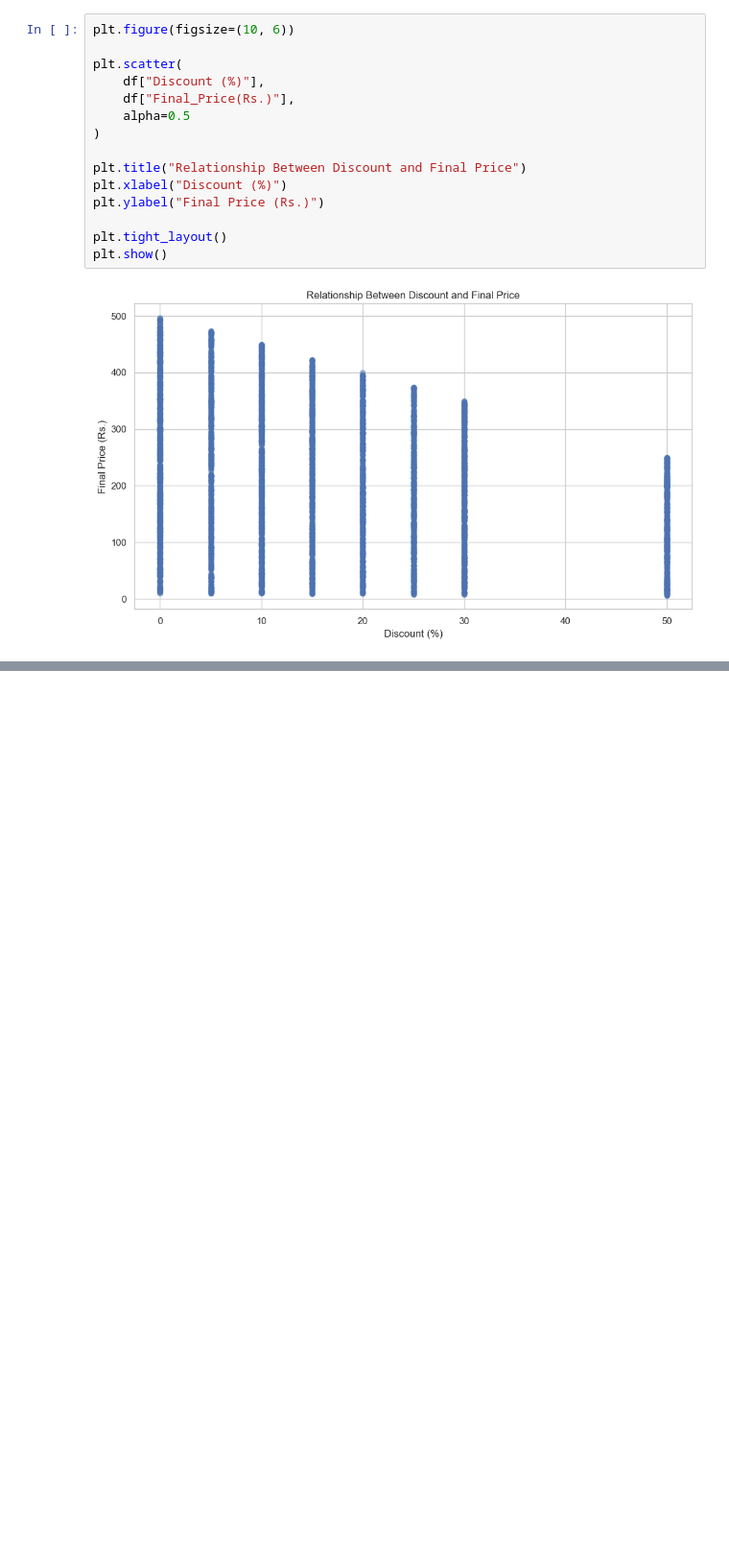
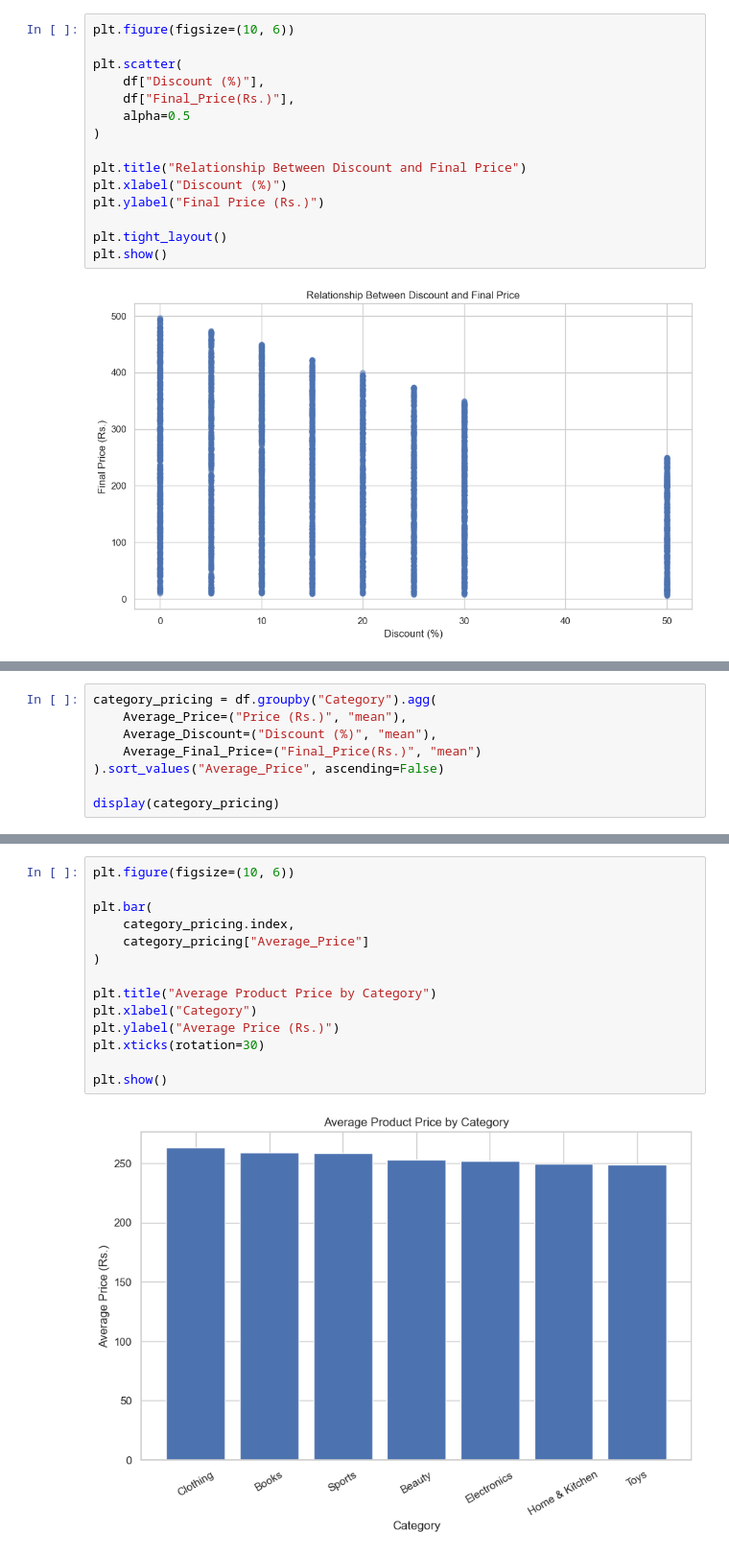
Before and after one commit to lomboto05-commits/eCommerce-customer-analytics, a Jupyter notebook: ecomemerce_customer_analytics.ipynb, the cells around one changed output, grey strips where cells are left out. Shown at 96% size. Cells and saved outputs as stored; diff of their text form; blank space fills up the shorter version.

```diff
--- a/ecomemerce_customer_analytics.ipynb
+++ b/ecomemerce_customer_analytics.ipynb
@@ -583,0 +596,8 @@ plt.show()
+# %%
+category_pricing = df.groupby("Category").agg(
+    Average_Price=("Price (Rs.)", "mean"),
+    Average_Discount=("Discount (%)", "mean"),
+    Average_Final_Price=("Final_Price(Rs.)", "mean")
+).sort_values("Average_Price", ascending=False)
+
+display(category_pricing)
@@ -583,0 +614,16 @@ plt.show()
+# %%
+plt.figure(figsize=(10, 6))
+
+plt.bar(
+    category_pricing.index,
+    category_pricing["Average_Price"]
+)
+
+plt.title("Average Product Price by Category")
+plt.xlabel("Category")
+plt.ylabel("Average Price (Rs.)")
+plt.xticks(rotation=30)
+
+plt.show()
+# %% [output]
+[figure, added]
```
Also changed, not shown: parts of 5 cells of this notebook.
